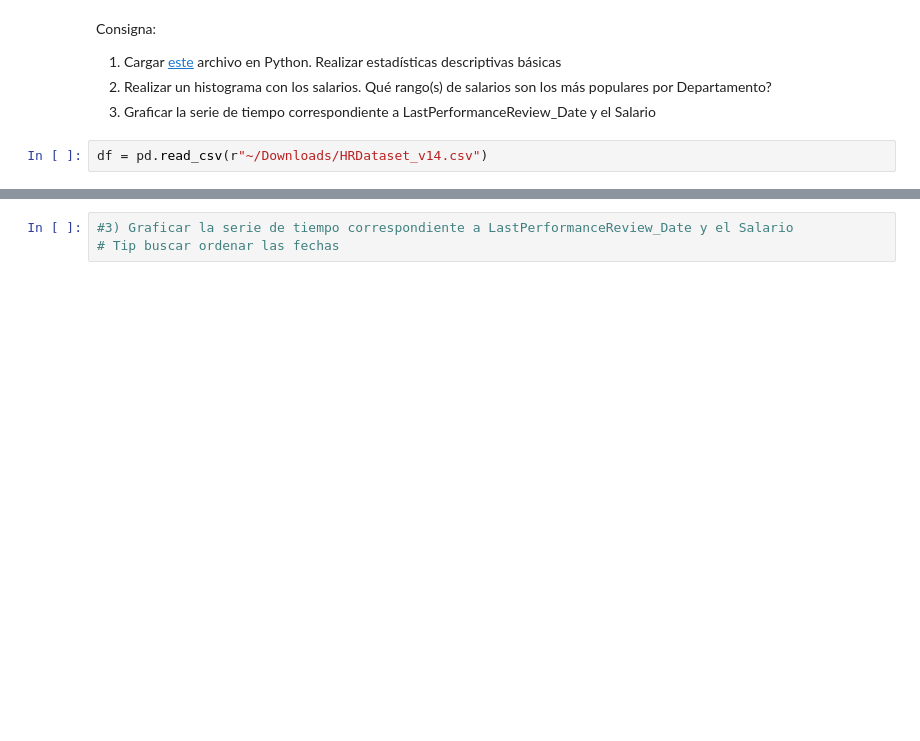
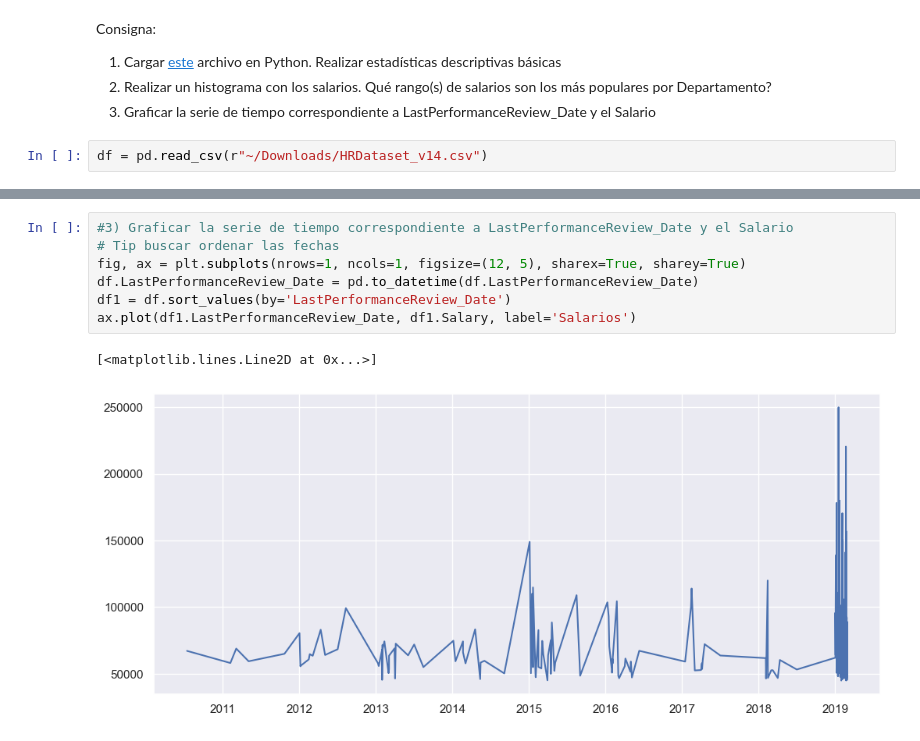
Before and after one commit to Zurishadday/CoderHouseDS, a Jupyter notebook: Clase 8.ipynb, the cells around one changed output, grey strips where cells are left out. Saved outputs shown, nothing was run; the diff lists cells and outputs as text; blank space fills up the shorter version.

```diff
--- a/Clase 8.ipynb
+++ b/Clase 8.ipynb
@@ -212,3 +246,10 @@ df = pd.read_csv(r"~/Downloads/HRDataset_v14.csv")
 # %%
 #3) Graficar la serie de tiempo correspondiente a LastPerformanceReview_Date y el Salario
 # Tip buscar ordenar las fechas
+fig, ax = plt.subplots(nrows=1, ncols=1, figsize=(12, 5), sharex=True, sharey=True)
+df.LastPerformanceReview_Date = pd.to_datetime(df.LastPerformanceReview_Date)
+df1 = df.sort_values(by='LastPerformanceReview_Date')
+ax.plot(df1.LastPerformanceReview_Date, df1.Salary, label='Salarios')
+# %% [output]
+[<matplotlib.lines.Line2D at 0x...>]
+[figure, added]
```
Also changed, not shown: parts of 6 cells of this notebook, 1 other file.
